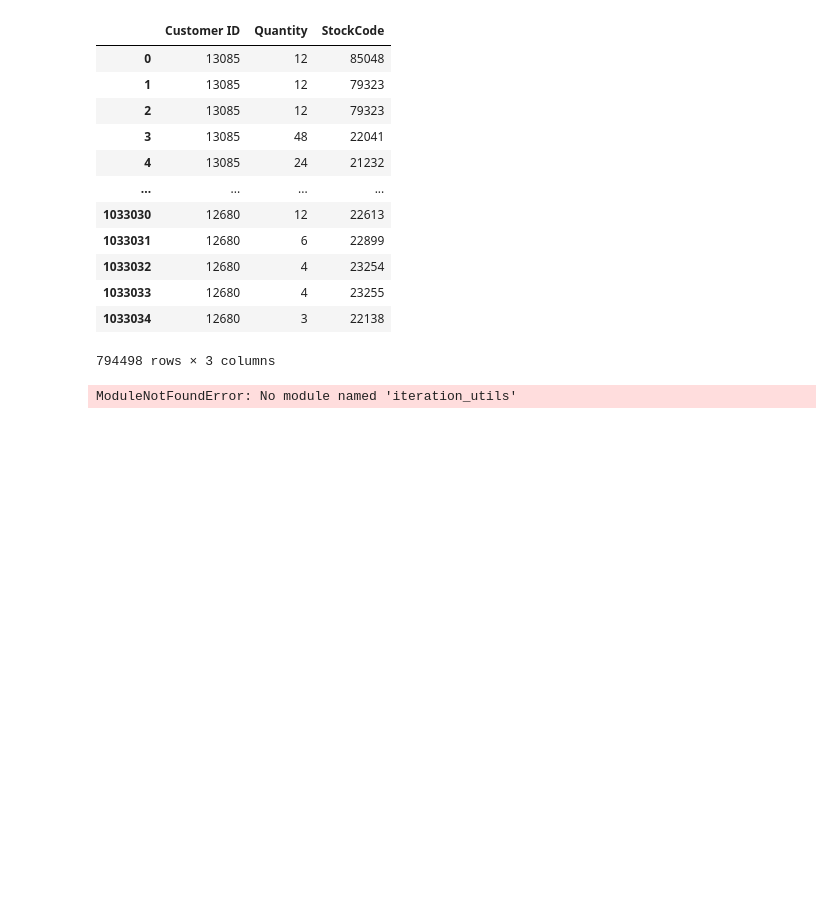
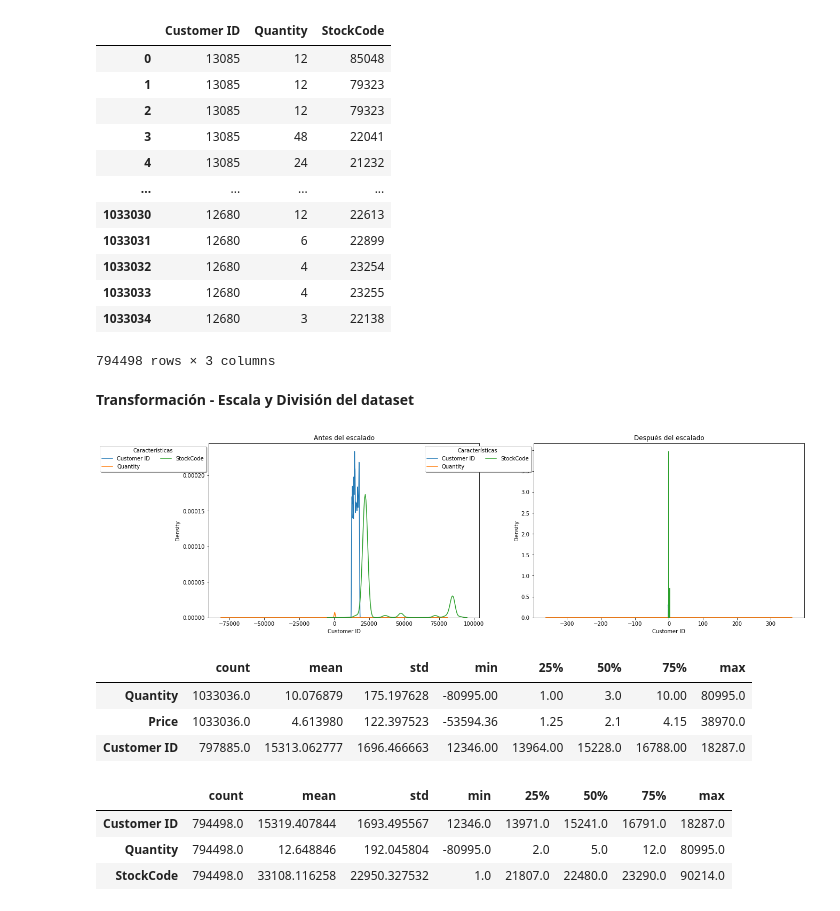
Before and after one commit to edbahamonde/ProMD, a Jupyter notebook: ErnestoBahamonde.ipynb, the cells around one changed output. Drawn from its saved outputs; the diff is of its cells as text; code cells hidden in the pictures; blank space fills up the shorter version.

```diff
--- a/ErnestoBahamonde.ipynb
+++ b/ErnestoBahamonde.ipynb
@@ -142,2 +180,0 @@ Nuevo dataset:           Customer ID  Quantity  StockCode
-# %%
-x=eliminaregistros(x)
@@ -175,8 +194,59 @@ x
 | 1033033 | 12680 | 4 | 23255 |
 | 1033034 | 12680 | 3 | 22138 |
 794498 rows × 3 columns
-# %%
-from iteration_utils import duplicates
-list(duplicates(x['StockCode']))
-# %% [output]
-ModuleNotFoundError: No module named 'iteration_utils'
+# %% [markdown]
+**Transformación - Escala y División del dataset**
+# %%
+#División del dataset, en conjunto de datos de entrenamiento y otro conjunto para las pruebas
+def slipdata(df):
+    X_train, X_test, y_train, y_test = train_test_split(df, df['StockCode'], test_size=0.3, random_state=109)
+    return X_train, X_test, y_train, y_test
+# %%
+# Función para la ESTANDARIZACIÓN
+def standa(X_train, X_test, y_train, y_test):
+    scaler = StandardScaler()
+    scaler.fit(X_train)
+
+    X_train_scaled = scaler.transform(X_train)
+    X_test_scaled = scaler.transform(X_test)
+
+    X_train_scaled = pd.DataFrame(X_train_scaled, columns=X_train.columns)
+    X_test_scaled = pd.DataFrame(X_test_scaled, columns=X_test.columns)
+
+    return X_train_scaled, X_test_scaled
+# %%
+# Función de la gráfica de la estandarización
+def graficar(X_train,X_train_scaled):
+    fig, (ax1, ax2) = plt.subplots(ncols=2, figsize=(20, 6))
+
+    for (label, content) in X_train.iteritems():
+        ax1.set_title('Antes del escalado')
+        sns.kdeplot(X_train[label], ax=ax1, label=label)
+        leg = ax1.legend(loc="upper right", bbox_to_anchor=[0, 1], ncol=2, shadow=True, title="Características", fancybox=True)
+
+    for (label, content) in X_train_scaled.iteritems():
+        ax2.set_title('Después del escalado')
+        sns.kdeplot(X_train_scaled[label], ax=ax2, label=label)
+        leg = ax2.legend(loc="upper right", bbox_to_anchor=[0, 1], ncol=2, shadow=True, title="Características", fancybox=True)
+
+    plt.show()
+# %%
+X_train, X_test, y_train, y_test=slipdata(x)
+X_train_scaled, X_test_scaled=standa(X_train, X_test, y_train, y_test)
+graficar(X_train,X_train_scaled)
+# %% [output]
+[figure, added]
+# %%
+data.describe().T
+# %% [output]
+|  | count | mean | std | min | 25% | 50% | 75% | max |
+| Quantity | 1033036.0 | 10.076879 | 175.197628 | -80995.00 | 1.00 | 3.0 | 10.00 | 80995.0 |
+| Price | 1033036.0 | 4.613980 | 122.397523 | -53594.36 | 1.25 | 2.1 | 4.15 | 38970.0 |
+| Customer ID | 797885.0 | 15313.062777 | 1696.466663 | 12346.00 | 13964.00 | 15228.0 | 16788.00 | 18287.0 |
+# %%
+x.describe().T
+# %% [output]
+|  | count | mean | std | min | 25% | 50% | 75% | max |
+| Customer ID | 794498.0 | 15319.407844 | 1693.495567 | 12346.0 | 13971.0 | 15241.0 | 16791.0 | 18287.0 |
+| Quantity | 794498.0 | 12.648846 | 192.045804 | -80995.0 | 2.0 | 5.0 | 12.0 | 80995.0 |
+| StockCode | 794498.0 | 33108.116258 | 22950.327532 | 1.0 | 21807.0 | 22480.0 | 23290.0 | 90214.0 |
```
Also changed, not shown: parts of 12 cells of this notebook.
